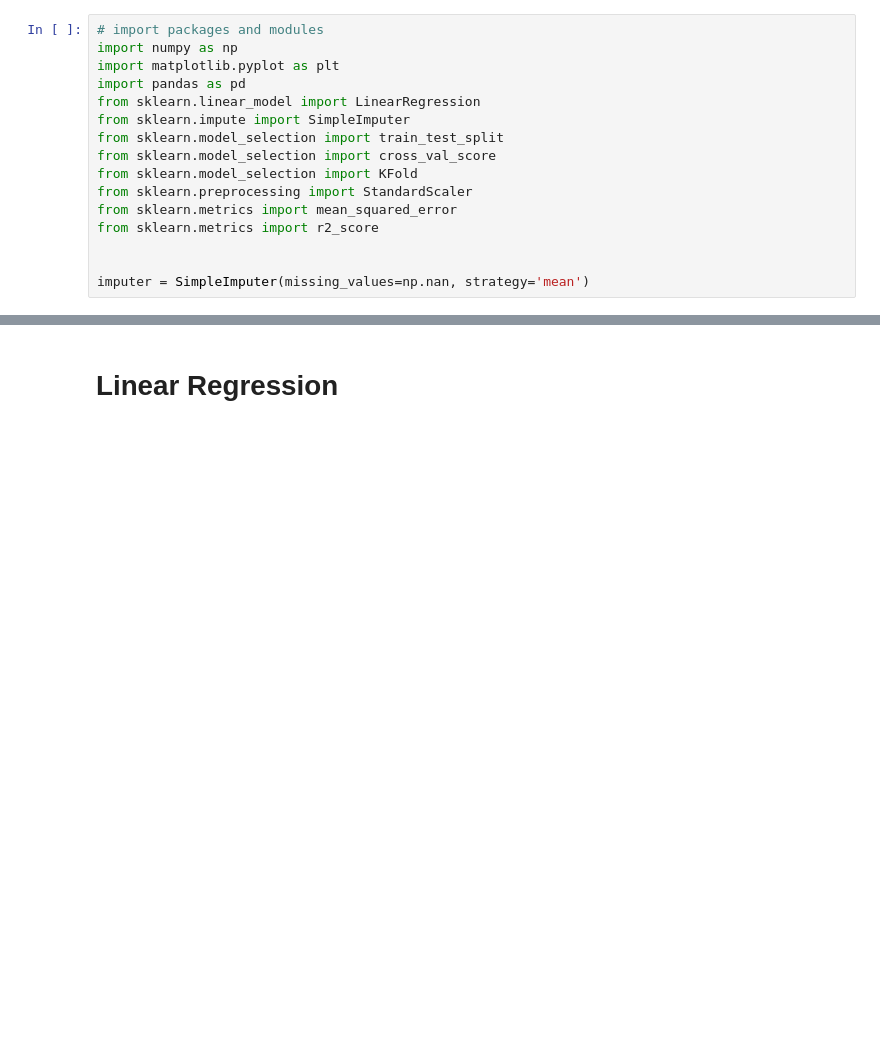
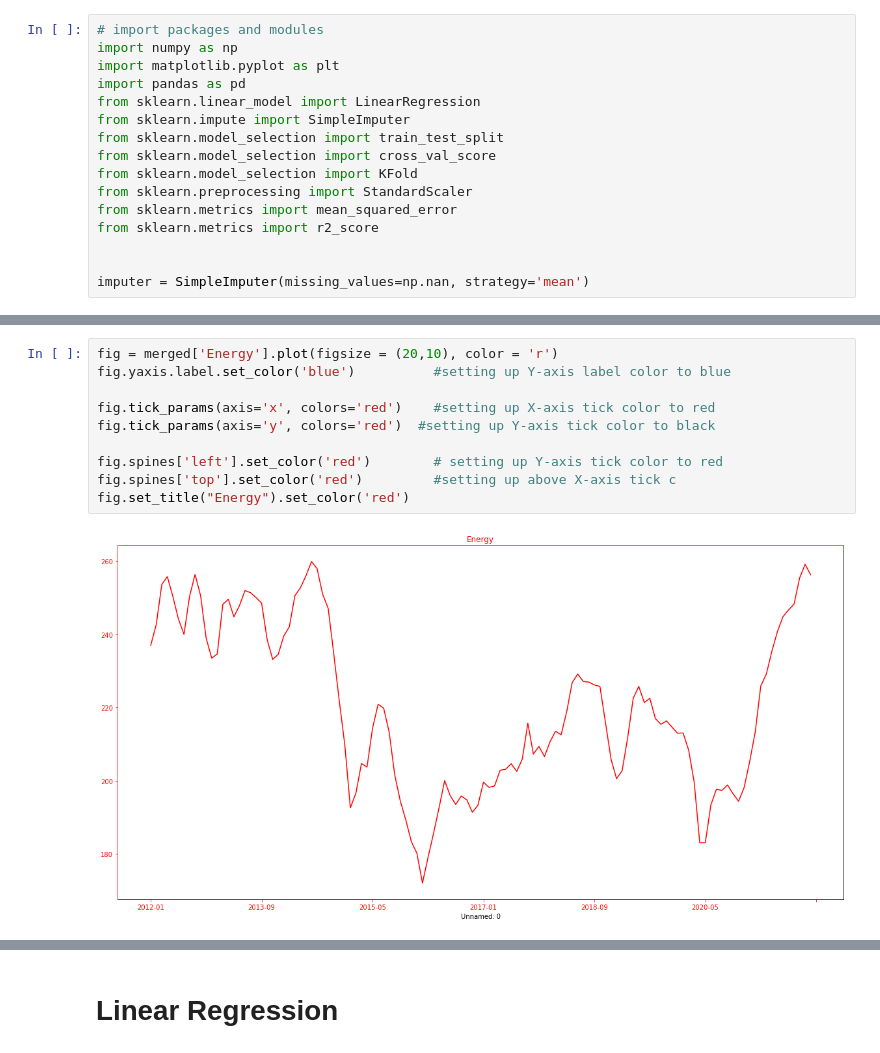
Before and after one commit to victor-thai/cpi_modeling, a Jupyter notebook: zeds_commit/zed_regressions_copy.ipynb, the cells around one changed output, grey strips where cells are left out. Cells and saved outputs as stored; diff of their text form; blank space fills up the shorter version.

```diff
--- a/zeds_commit/zed_regressions_copy.ipynb
+++ b/zeds_commit/zed_regressions_copy.ipynb
@@ -70,3 +65,15 @@ merged
+# %%
+fig = merged['Energy'].plot(figsize = (20,10), color = 'r')
+fig.yaxis.label.set_color('blue')          #setting up Y-axis label color to blue
+
+fig.tick_params(axis='x', colors='red')    #setting up X-axis tick color to red
+fig.tick_params(axis='y', colors='red')  #setting up Y-axis tick color to black
+
+fig.spines['left'].set_color('red')        # setting up Y-axis tick color to red
+fig.spines['top'].set_color('red')         #setting up above X-axis tick c
+fig.set_title("Energy").set_color('red')
+# %% [output]
+[figure, added]
 # %%
 merged = merged.replace('2012-01',0) #could not convert string to float: '2012-01'
 
```
Also changed, not shown: parts of 23 cells of this notebook, 4 other files.
